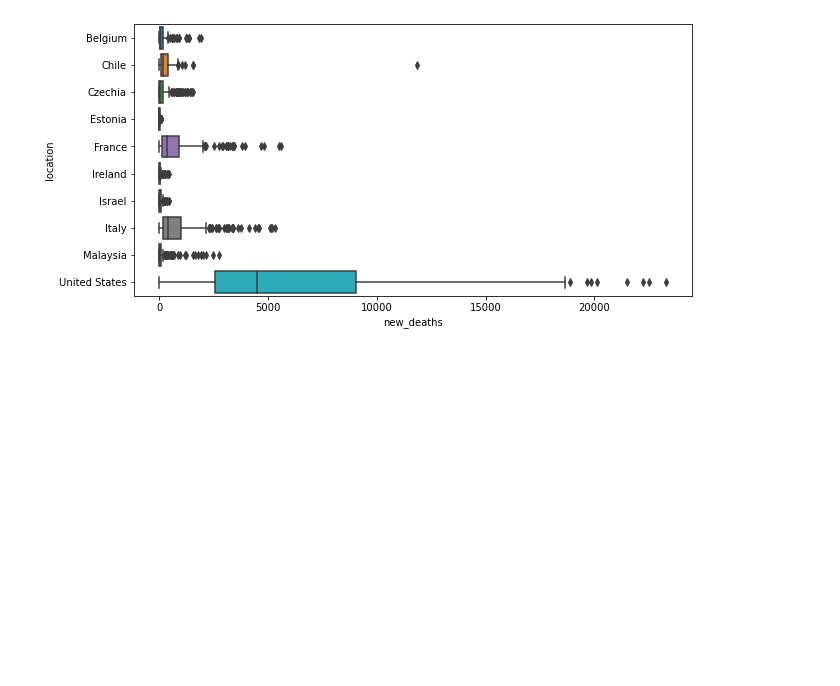
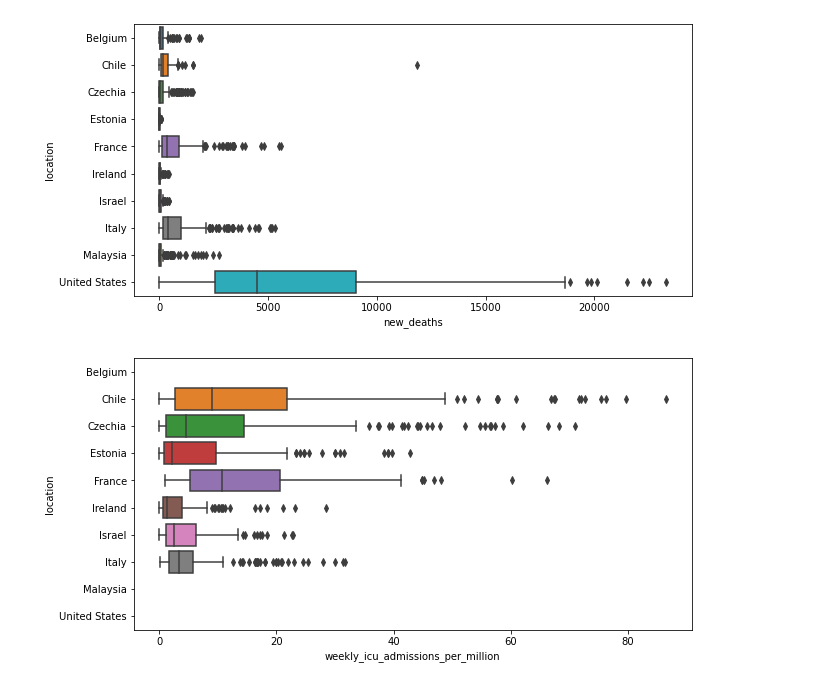
Before and after one commit to y-ginther/DS-Capstone, a Jupyter notebook: EDA.ipynb, the cells around one changed output. Cells and saved outputs as stored; diff of their text form; code cells hidden in the pictures; blank space fills up the shorter version.

```diff
--- a/EDA.ipynb
+++ b/EDA.ipynb
@@ -310,3 +310,9 @@ sns.boxplot(data=data, x='new_deaths', y="location")
 plt.show()
 # %% [output]
 [figure]
+# %%
+plt.figure(figsize=(10, 5))
+sns.boxplot(data=data, x='weekly_icu_admissions_per_million', y="location")
+plt.show()
+# %% [output]
+[figure, added]
```
Also changed, not shown: parts of 2 cells of this notebook.
